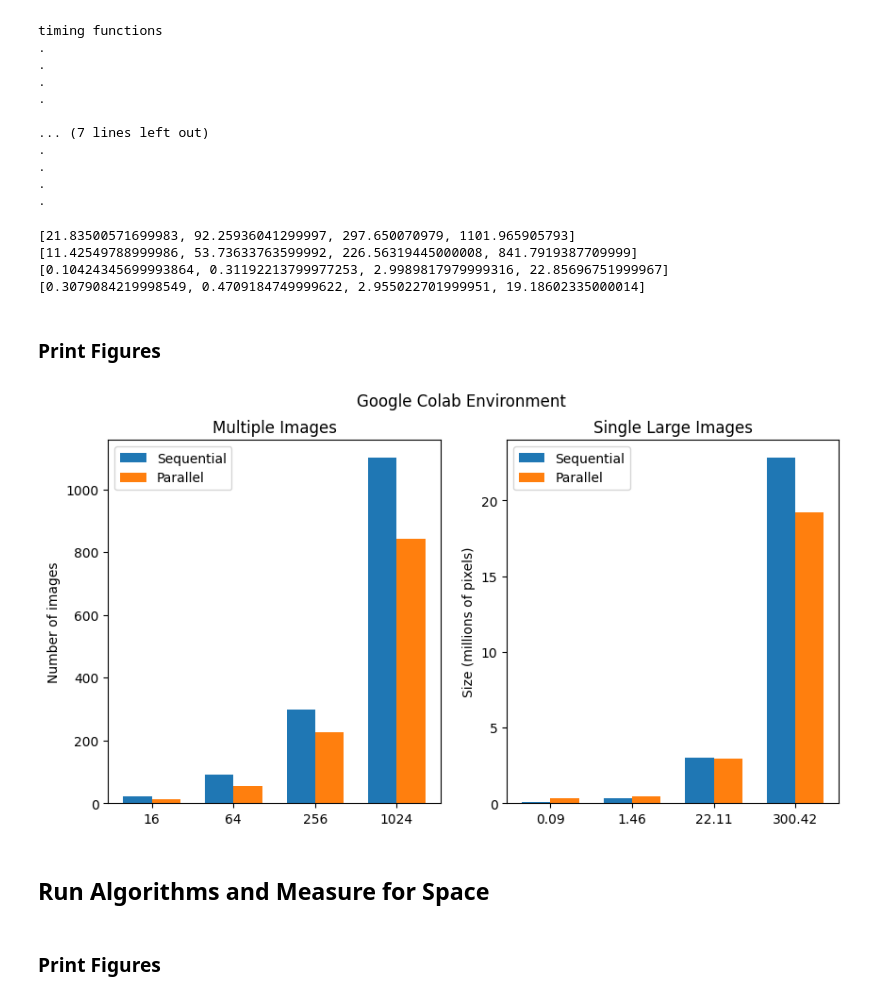
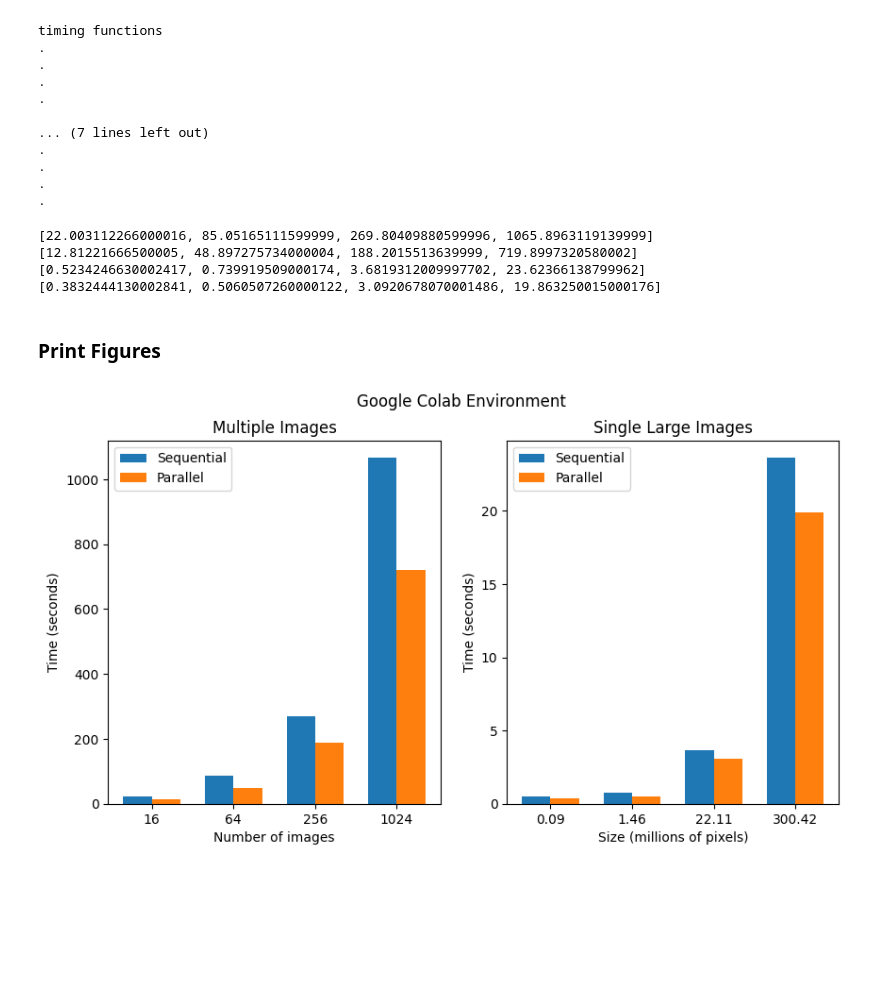
Before and after one commit to rgilyard/parallel-edge-detection, a Jupyter notebook: parallel_comparison.ipynb, the cells around one changed output. Saved outputs shown, nothing was run; the diff lists cells and outputs as text; code cells hidden in the pictures; blank space fills up the shorter version.

```diff
--- a/parallel_comparison.ipynb
+++ b/parallel_comparison.ipynb
@@ -97,8 +97,8 @@ Drive already mounted at /content/drive; to attempt to forcibly remount, call dr
 Image.MAX_IMAGE_PIXELS = 10_000_000_000
 
 patch_size = 1024
-batch_size = 32 # Number of image in a dataloader batch
-num_workers = 0 # Parallelization for dataloading (CPU, not GPU)
+batch_size = 64 # Number of image in a dataloader batch
+num_workers = 2 # Parallelization for dataloading (CPU, not GPU)
 # %% [markdown]
 ### Set constants
 # %%
@@ -439,10 +439,10 @@ print(mult_par_timings)
 print(sing_seq_timings)
 print(sing_par_timings)
 # %% [output]
-[21.83500571699983, 92.25936041299997, 297.650070979, 1101.965905793]
-[11.42549788999986, 53.73633763599992, 226.56319445000008, 841.7919387709999]
-[0.10424345699993864, 0.31192213799977253, 2.9989817979999316, 22.85696751999967]
-[0.3079084219998549, 0.4709184749999622, 2.955022701999951, 19.18602335000014]
+[22.003112266000016, 85.05165111599999, 269.80409880599996, 1065.8963119139999]
+[12.81221666500005, 48.897275734000004, 188.2015513639999, 719.8997320580002]
+[0.5234246630002417, 0.739919509000174, 3.6819312009997702, 23.62366138799962]
+[0.3832444130002841, 0.5060507260000122, 3.0920678070001486, 19.863250015000176]
 # %% [markdown]
 ### Print Figures
 # %%
@@ -461,37 +461,33 @@ ax1.bar(x1 - width/2, mult_seq_timings, width, label='Sequential')
 ax1.bar(x1 + width/2, mult_par_timings, width, label='Parallel')
 
 ax1.set_ylabel('Time (seconds)')
-ax1.set_ylabel('Number of images')
+ax1.set_xlabel('Number of images')
 ax1.set_title('Multiple Images')
 ax1.set_xticks(x1)
 ax1.set_xticklabels(labels1)
 ax1.legend()
 
 # Subfigure 2: Single large images
 labels2 = ['0.09', '1.46', '22.11', '300.42']
 x2 = np.arange(len(labels2))
 
 ax2.bar(x2 - width/2, sing_seq_timings, width, label='Sequential')
 ax2.bar(x2 + width/2, sing_par_timings, width, label='Parallel')
 
 ax2.set_ylabel('Time (seconds)')
-ax2.set_ylabel('Size (millions of pixels)')
+ax2.set_xlabel('Size (millions of pixels)')
 ax2.set_title('Single Large Images')
 ax2.set_xticks(x2)
 ax2.set_xticklabels(labels2)
 ax2.legend()
 
 # Add a title for the entire figure
 fig.suptitle('Google Colab Environment')
 
 # Save the figure to a file
 plt.savefig('output_image.png', dpi=300, bbox_inches='tight')
 
 # Optionally, display the plot
 plt.show()
 # %% [output]
-[figure, old version]
+[figure, new version]
-# %% [markdown]
-## Run Algorithms and Measure for Space
-# %% [markdown]
-### Print Figures
```
Also changed, not shown: parts of 3 cells of this notebook.
